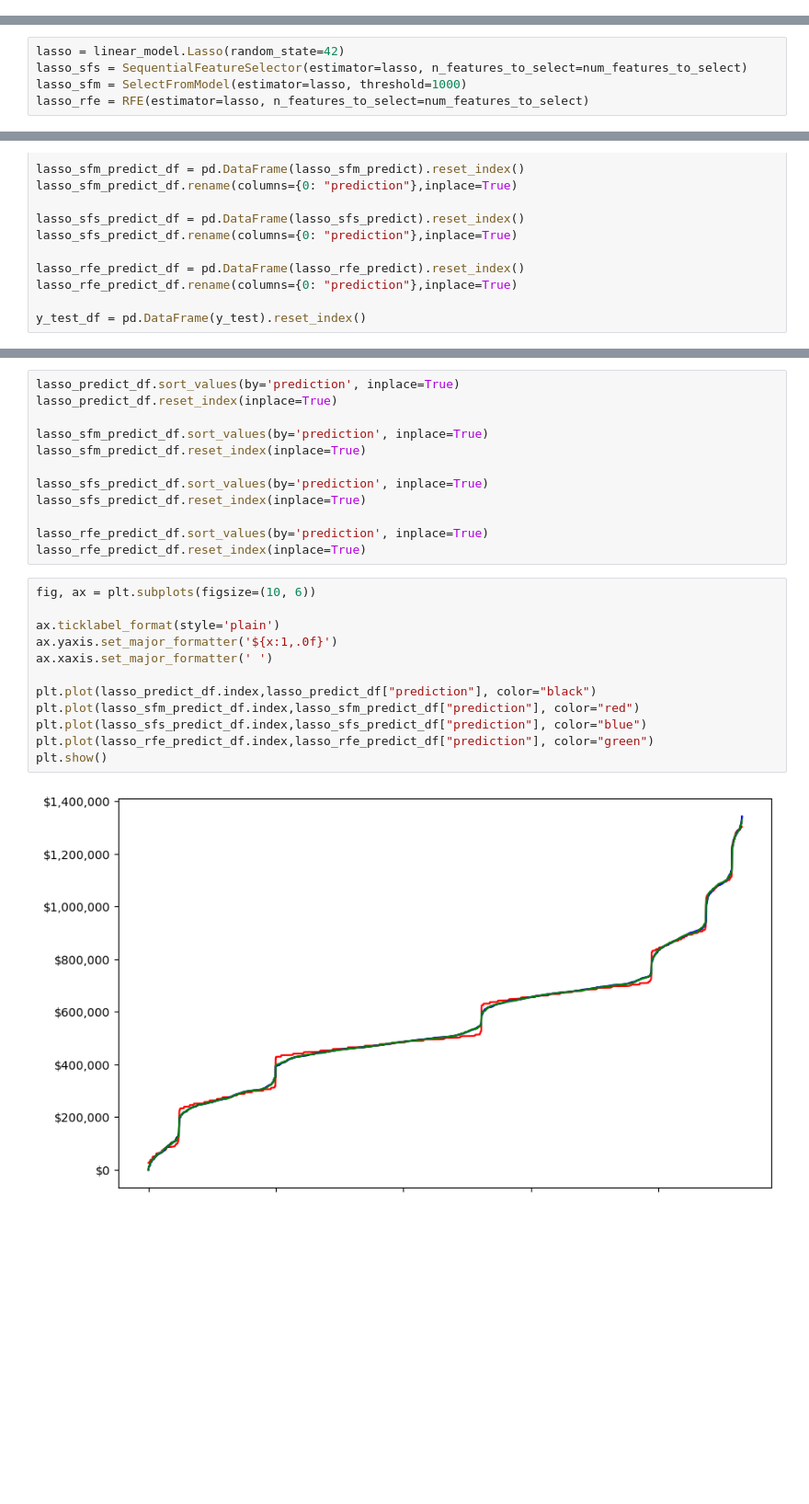
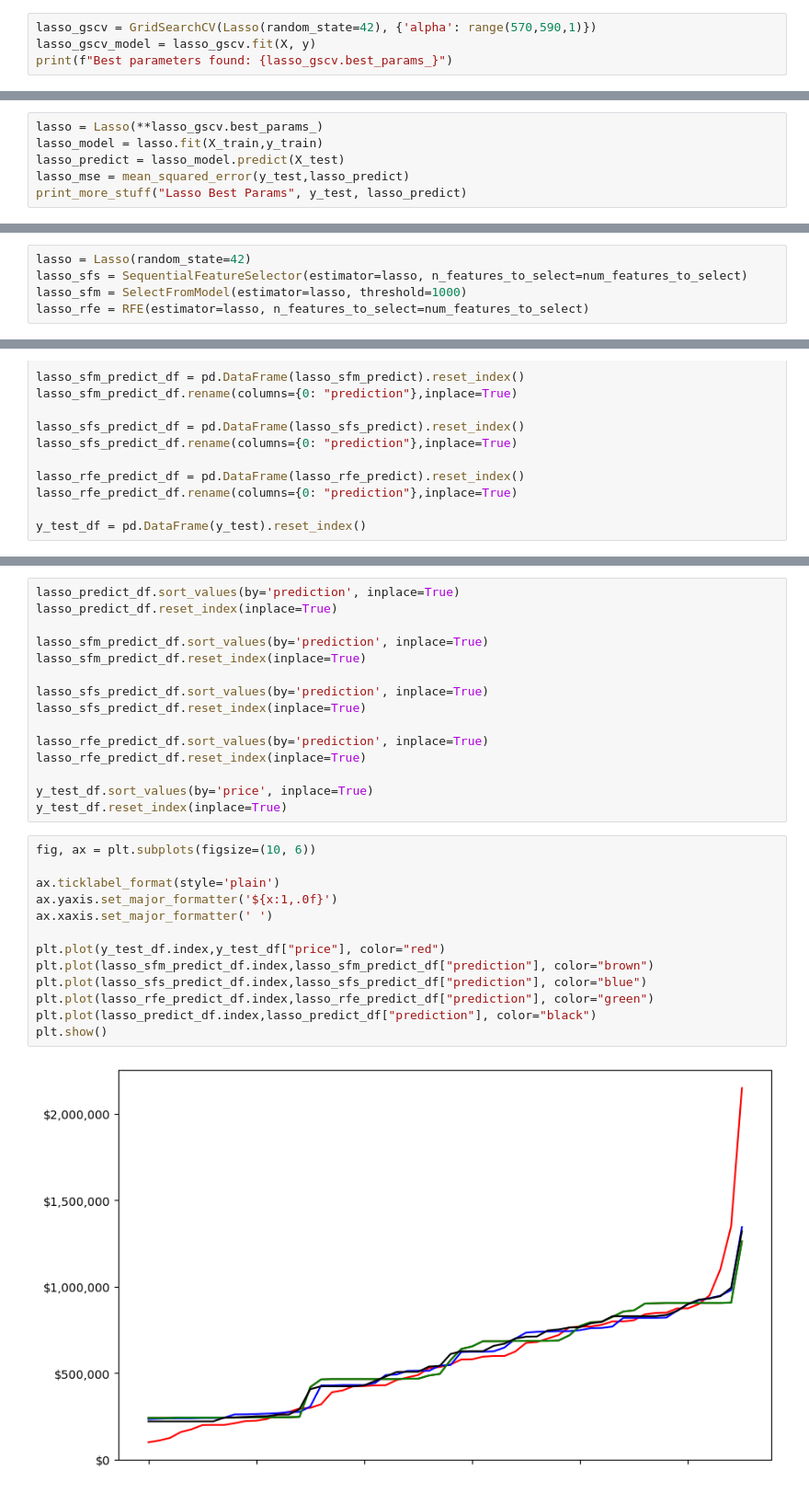
Before and after one commit to jiml-mlai-bootcamp-ucberkeley/Capstone_1, a Jupyter notebook: nj/Lasso Regression.ipynb, the cells around one changed output, grey strips where cells are left out. Shown: that part at 92% size. Cells and saved outputs as stored; diff of their text form; blank space fills up the shorter version.

Commit message:
update alphas for Lasso & Ridge

```diff
--- a/nj/Lasso Regression.ipynb
+++ b/nj/Lasso Regression.ipynb
@@ -76,3 +94,7 @@ def print_more_stuff(title, y_param, predict_param):
     print(title + " MSE = " + mse)
     print(title + " MAE = " + mae)
     print(title + " R2 = " + r2)
+# %%
+lasso_gscv = GridSearchCV(Lasso(random_state=42), {'alpha': range(570,590,1)})
+lasso_gscv_model = lasso_gscv.fit(X, y)
+print(f"Best parameters found: {lasso_gscv.best_params_}")
@@ -78,0 +103,6 @@ def print_more_stuff(title, y_param, predict_param):
+# %%
+lasso = Lasso(**lasso_gscv.best_params_)
+lasso_model = lasso.fit(X_train,y_train)
+lasso_predict = lasso_model.predict(X_test)
+lasso_mse = mean_squared_error(y_test,lasso_predict)
+print_more_stuff("Lasso Best Params", y_test, lasso_predict)
@@ -79,5 +113,5 @@ def print_more_stuff(title, y_param, predict_param):
 # %%
-lasso = linear_model.Lasso(random_state=42)
+lasso = Lasso(random_state=42)
 lasso_sfs = SequentialFeatureSelector(estimator=lasso, n_features_to_select=num_features_to_select)
 lasso_sfm = SelectFromModel(estimator=lasso, threshold=1000)
 lasso_rfe = RFE(estimator=lasso, n_features_to_select=num_features_to_select)
@@ -216,17 +215,21 @@ lasso_sfs_predict_df.reset_index(inplace=True)
 
 lasso_rfe_predict_df.sort_values(by='prediction', inplace=True)
 lasso_rfe_predict_df.reset_index(inplace=True)
+
+y_test_df.sort_values(by='price', inplace=True)
+y_test_df.reset_index(inplace=True)
 # %%
 fig, ax = plt.subplots(figsize=(10, 6))
 
 ax.ticklabel_format(style='plain')
 ax.yaxis.set_major_formatter('${x:1,.0f}')
 ax.xaxis.set_major_formatter(' ')
 
-plt.plot(lasso_predict_df.index,lasso_predict_df["prediction"], color="black")
-plt.plot(lasso_sfm_predict_df.index,lasso_sfm_predict_df["prediction"], color="red")
+plt.plot(y_test_df.index,y_test_df["price"], color="red")
+plt.plot(lasso_sfm_predict_df.index,lasso_sfm_predict_df["prediction"], color="brown")
 plt.plot(lasso_sfs_predict_df.index,lasso_sfs_predict_df["prediction"], color="blue")
 plt.plot(lasso_rfe_predict_df.index,lasso_rfe_predict_df["prediction"], color="green")
+plt.plot(lasso_predict_df.index,lasso_predict_df["prediction"], color="black")
 plt.show()
 # %% [output]
-[figure, old version]
+[figure, new version]
```
Also changed, not shown: parts of 23 cells of this notebook.
